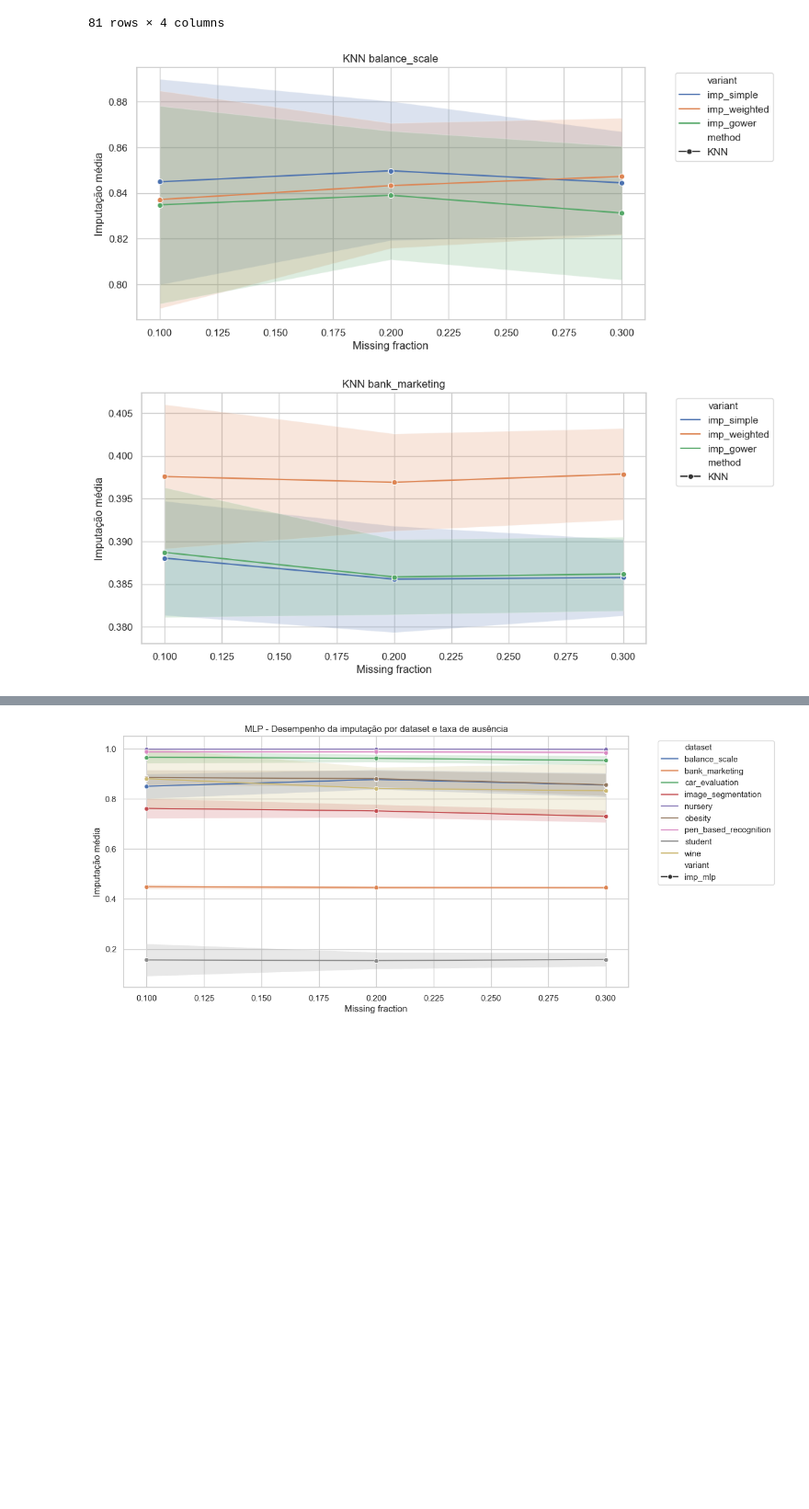
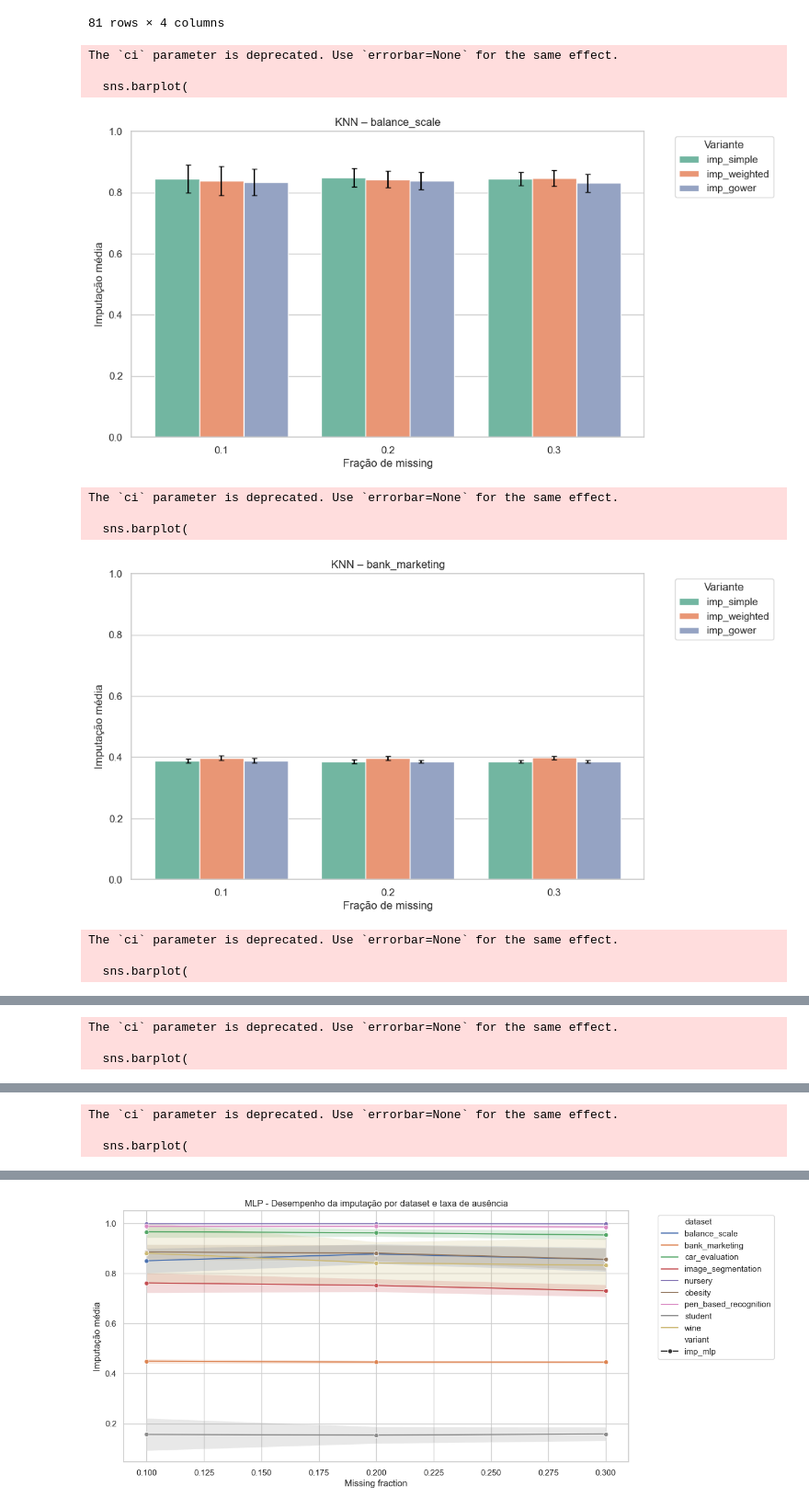
Before and after one commit to felipeat07/py_imputation, a Jupyter notebook: main/results/analise.ipynb, the cells around one changed output, grey strips where cells are left out. Shown at 92% size. Cells and saved outputs as stored; diff of their text form; code cells hidden in the pictures; blank space fills up the shorter version.

```diff
--- a/main/results/analise.ipynb
+++ b/main/results/analise.ipynb
@@ -287,6 +493,15 @@ def plot_performance_by_dataset(df, title_prefix=""):
         plt.show()
 # %%
-plot_performance_by_dataset(knn_long, title_prefix="KNN")
+plot_performance_by_dataset_bars(knn_long, title_prefix="KNN")
 # %% [output]
+The `ci` parameter is deprecated. Use `errorbar=None` for the same effect.
+
+  sns.barplot(
-[figure, old version]
+[figure, new version]
+The `ci` parameter is deprecated. Use `errorbar=None` for the same effect.
+
+  sns.barplot(
-[figure, old version]
+[figure, new version]
+The `ci` parameter is deprecated. Use `errorbar=None` for the same effect.
+
+  sns.barplot(
@@ -293,0 +509,3 @@ plot_performance_by_dataset(knn_long, title_prefix="KNN")
+The `ci` parameter is deprecated. Use `errorbar=None` for the same effect.
+
+  sns.barplot(
@@ -294,0 +513,3 @@ plot_performance_by_dataset(knn_long, title_prefix="KNN")
+The `ci` parameter is deprecated. Use `errorbar=None` for the same effect.
+
+  sns.barplot(
```
Also changed, not shown: parts of 6 cells of this notebook.
